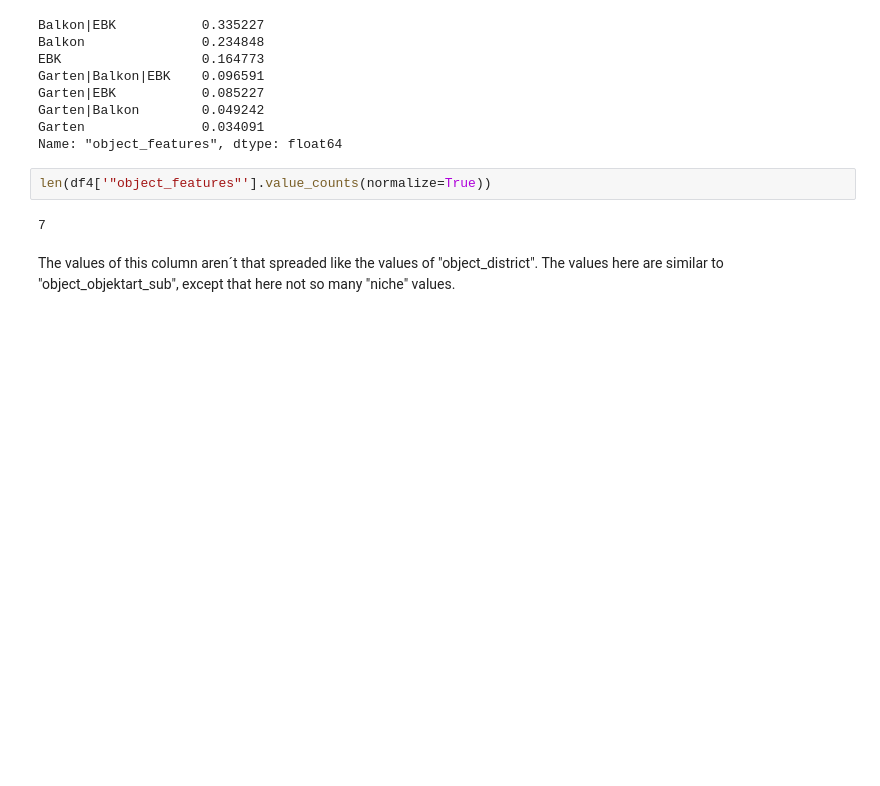
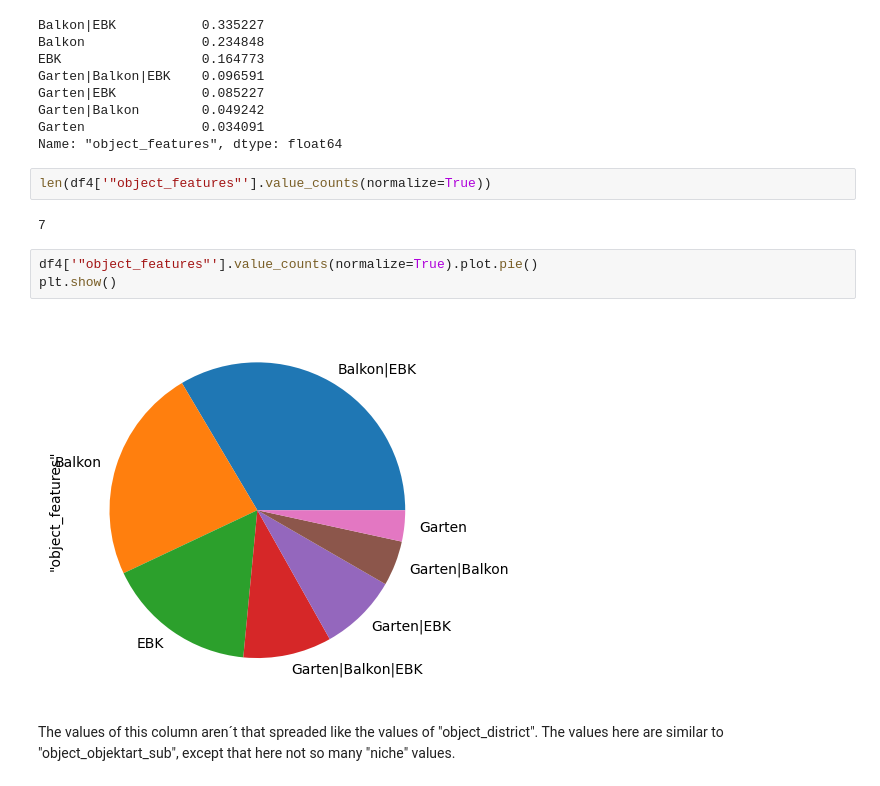
Before and after one commit to maximkiesel1/Machine_Learning_Rent_Prediction, a Jupyter notebook: Know_Your_Rent_Muc_Part_Two_EDA.ipynb, the cells around one changed output. Cells and saved outputs as stored; diff of their text form; blank space fills up the shorter version.

```diff
--- a/Know_Your_Rent_Muc_Part_Two_EDA.ipynb
+++ b/Know_Your_Rent_Muc_Part_Two_EDA.ipynb
@@ -219,10 +229,15 @@ Garten|EBK           0.085227
 Garten|Balkon        0.049242
 Garten               0.034091
 Name: "object_features", dtype: float64
-# %%
-len(df4['"object_features"'].value_counts(normalize=True))
-# %% [output]
-7
+# %%
+len(df4['"object_features"'].value_counts(normalize=True))
+# %% [output]
+7
+# %%
+df4['"object_features"'].value_counts(normalize=True).plot.pie()
+plt.show()
+# %% [output]
+[figure, added]
 # %% [markdown]
 The values of this column aren´t that spreaded like the values of "object_district". The values here are similar to "object_objektart_sub", except that here not so many "niche" values.
 # %% [markdown]
```
Also changed, not shown: parts of 48 cells of this notebook.
